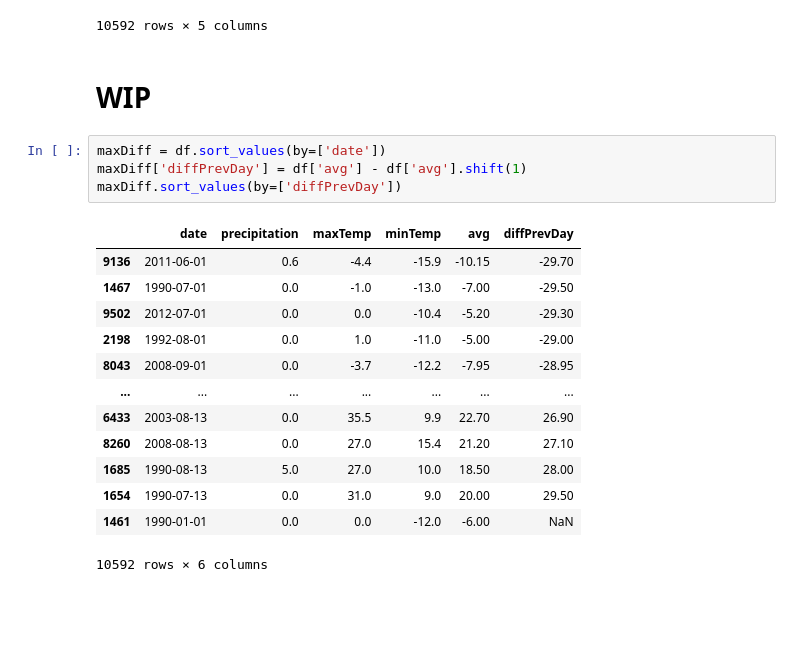
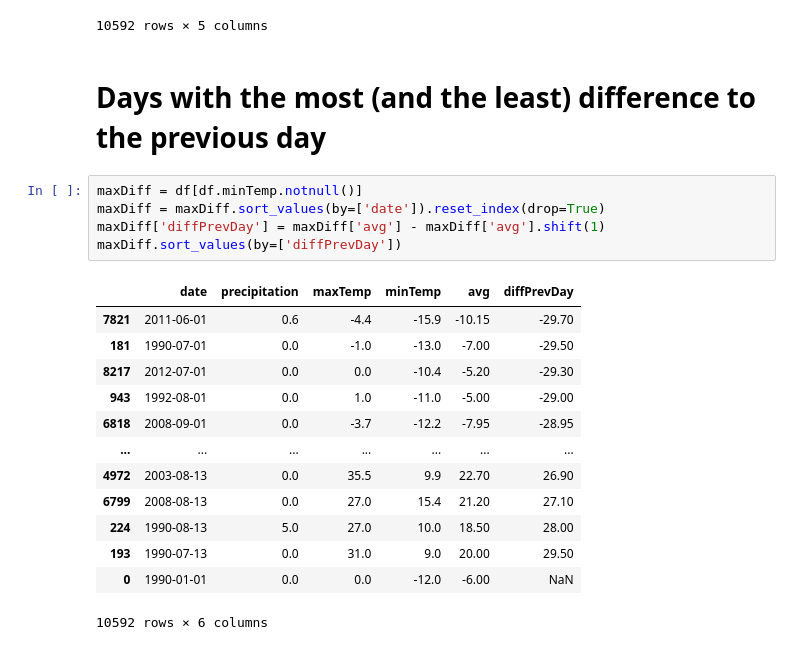
Before and after one commit to klyse/WeatherAnalysis, a Jupyter notebook: Data/Analysis.ipynb, the cells around one changed output. Cells and saved outputs as stored; diff of their text form; blank space fills up the shorter version.

```diff
--- a/Data/Analysis.ipynb
+++ b/Data/Analysis.ipynb
@@ -153,23 +154,24 @@ minSorted.sort_values(by=['minTemp'])
 | 6404 | 2003-07-15 | 0.0 | 30.9 | 18.1 | 24.50 |
 | 10788 | 2015-07-16 | 0.1 | 31.8 | 19.0 | 25.40 |
 10592 rows × 5 columns
-# %% [markdown]
-# WIP
+# %% [markdown]
+# Days with the most (and the least) difference to the previous day
 # %%
-maxDiff = df.sort_values(by=['date'])
-maxDiff['diffPrevDay'] = df['avg'] - df['avg'].shift(1)
+maxDiff = df[df.minTemp.notnull()]
+maxDiff = maxDiff.sort_values(by=['date']).reset_index(drop=True)
+maxDiff['diffPrevDay'] = maxDiff['avg'] - maxDiff['avg'].shift(1)
 maxDiff.sort_values(by=['diffPrevDay'])
 # %% [output]
 |  | date | precipitation | maxTemp | minTemp | avg | diffPrevDay |
-| 9136 | 2011-06-01 | 0.6 | -4.4 | -15.9 | -10.15 | -29.70 |
-| 1467 | 1990-07-01 | 0.0 | -1.0 | -13.0 | -7.00 | -29.50 |
-| 9502 | 2012-07-01 | 0.0 | 0.0 | -10.4 | -5.20 | -29.30 |
-| 2198 | 1992-08-01 | 0.0 | 1.0 | -11.0 | -5.00 | -29.00 |
-| 8043 | 2008-09-01 | 0.0 | -3.7 | -12.2 | -7.95 | -28.95 |
+| 7821 | 2011-06-01 | 0.6 | -4.4 | -15.9 | -10.15 | -29.70 |
+| 181 | 1990-07-01 | 0.0 | -1.0 | -13.0 | -7.00 | -29.50 |
+| 8217 | 2012-07-01 | 0.0 | 0.0 | -10.4 | -5.20 | -29.30 |
+| 943 | 1992-08-01 | 0.0 | 1.0 | -11.0 | -5.00 | -29.00 |
+| 6818 | 2008-09-01 | 0.0 | -3.7 | -12.2 | -7.95 | -28.95 |
 | ... | ... | ... | ... | ... | ... | ... |
-| 6433 | 2003-08-13 | 0.0 | 35.5 | 9.9 | 22.70 | 26.90 |
-| 8260 | 2008-08-13 | 0.0 | 27.0 | 15.4 | 21.20 | 27.10 |
-| 1685 | 1990-08-13 | 5.0 | 27.0 | 10.0 | 18.50 | 28.00 |
-| 1654 | 1990-07-13 | 0.0 | 31.0 | 9.0 | 20.00 | 29.50 |
-| 1461 | 1990-01-01 | 0.0 | 0.0 | -12.0 | -6.00 | NaN |
+| 4972 | 2003-08-13 | 0.0 | 35.5 | 9.9 | 22.70 | 26.90 |
+| 6799 | 2008-08-13 | 0.0 | 27.0 | 15.4 | 21.20 | 27.10 |
+| 224 | 1990-08-13 | 5.0 | 27.0 | 10.0 | 18.50 | 28.00 |
+| 193 | 1990-07-13 | 0.0 | 31.0 | 9.0 | 20.00 | 29.50 |
+| 0 | 1990-01-01 | 0.0 | 0.0 | -12.0 | -6.00 | NaN |
 10592 rows × 6 columns
```
Also changed, not shown: parts of 5 cells of this notebook.
